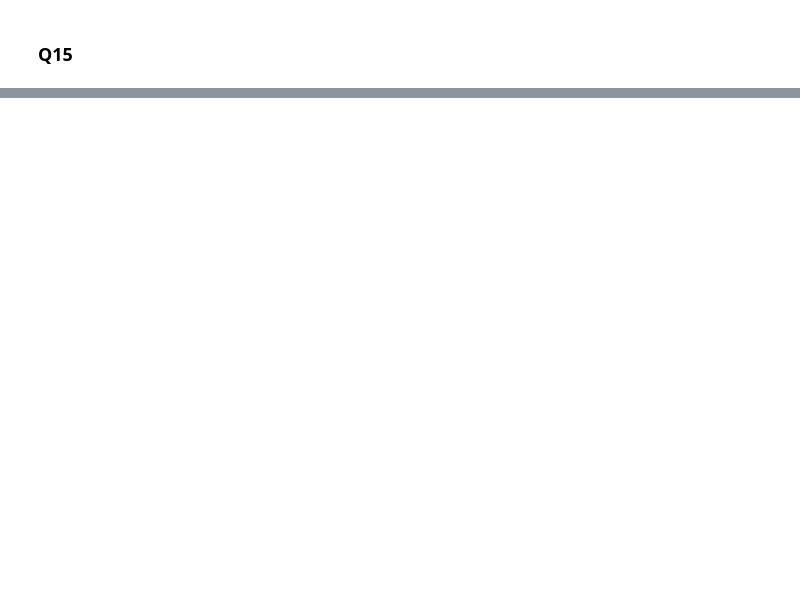
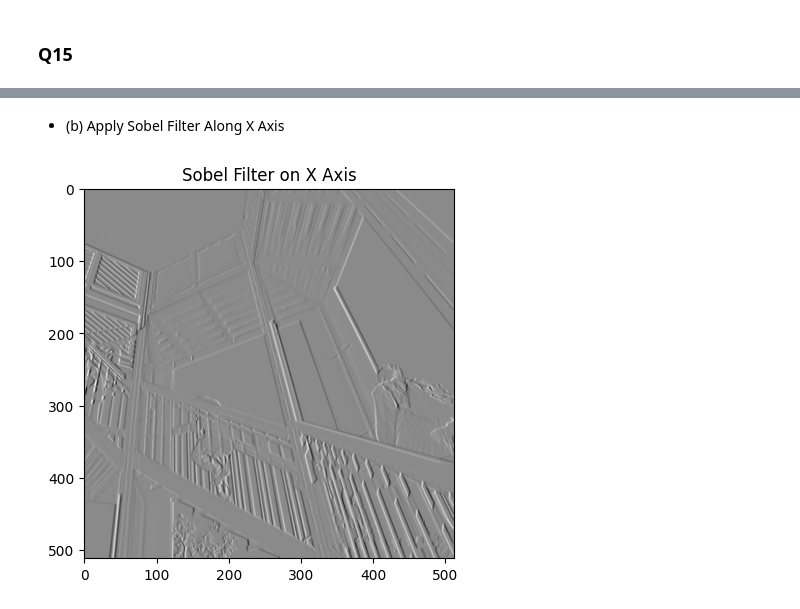
Before and after one commit to mikami520/MBP1201H-Biostats, a Jupyter notebook: Final Exam/FINAL_TEMPLATE.ipynb, the cells around one changed output, grey strips where cells are left out. Cells and saved outputs as stored; diff of their text form; code cells hidden in the pictures; blank space fills up the shorter version.

```diff
--- a/Final Exam/FINAL_TEMPLATE.ipynb
+++ b/Final Exam/FINAL_TEMPLATE.ipynb
@@ -288,0 +350,9 @@ img = ascent()
+# %% [markdown]
+- (b) Apply Sobel Filter Along X Axis
+# %%
+Dx = sobel(img, axis=1)
+plt.imshow(Dx, cmap='gray')
+plt.title("Sobel Filter on X Axis")
+plt.show()
+# %% [output]
+[figure, added]
```
Also changed, not shown: parts of 16 cells of this notebook.
